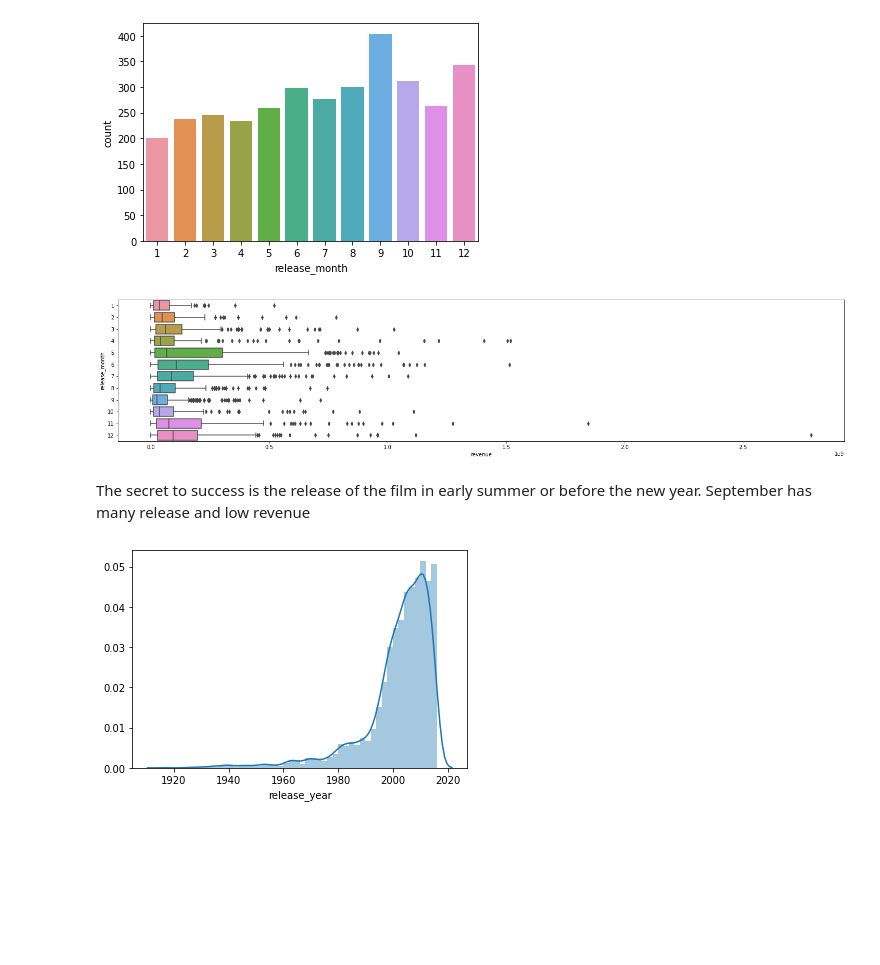
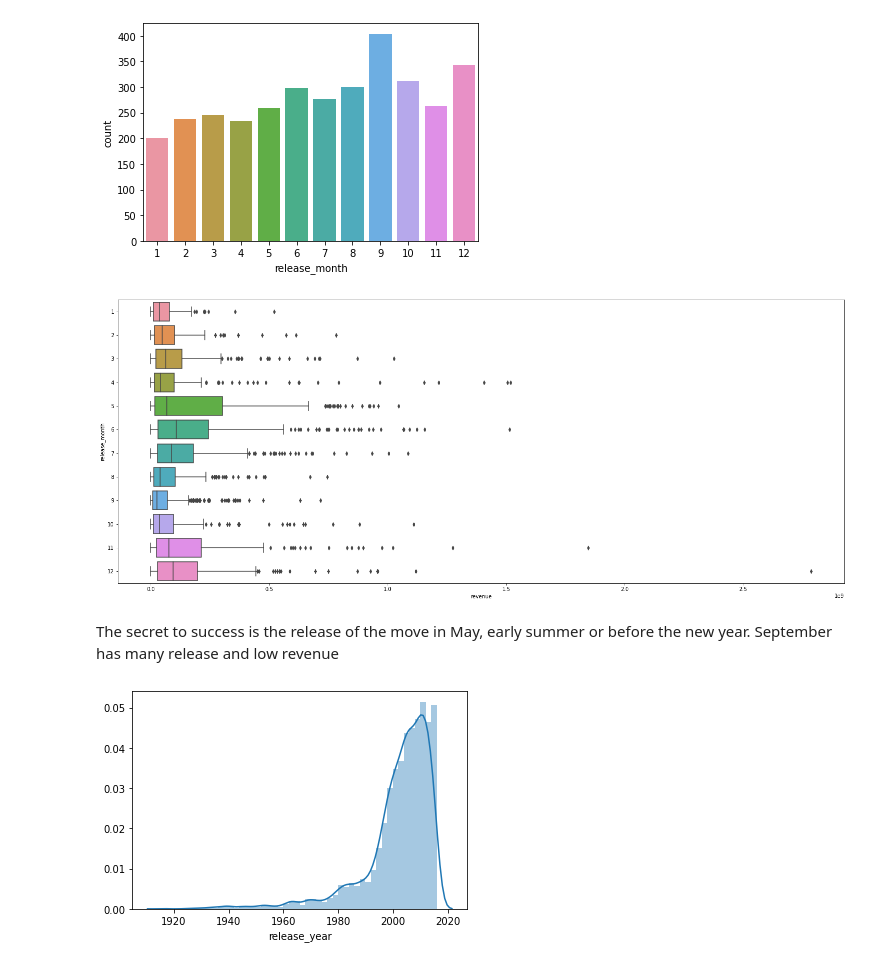
Before and after one commit to maslovalyudmila/ds_school_2020, a Jupyter notebook: task 1/Group6_Babaev_visual_data_analysis.ipynb, the cells around one changed output. Cells and saved outputs as stored; diff of their text form; code cells hidden in the pictures; blank space fills up the shorter version.

```diff
--- a/task 1/Group6_Babaev_visual_data_analysis.ipynb
+++ b/task 1/Group6_Babaev_visual_data_analysis.ipynb
@@ -439,12 +417,12 @@ sns.countplot(raw_data['release_month']);
 # %% [output]
 [figure]
 # %%
-plt.figure(figsize=(25, 5))
+plt.figure(figsize=(25, 10))
 sns.boxplot('revenue', 'release_month', data=raw_data, orient='h');
 # %% [output]
-[figure, old version]
+[figure, new version]
 # %% [markdown]
-The secret to success is the release of the film in early summer or before the new year. September has many release and low revenue
+The secret to success is the release of the move in May, early summer or before the new year. September has many release and low revenue
 # %%
 sns.distplot(raw_data['release_year']);
 # %% [output]
```
Also changed, not shown: parts of 27 cells of this notebook.
